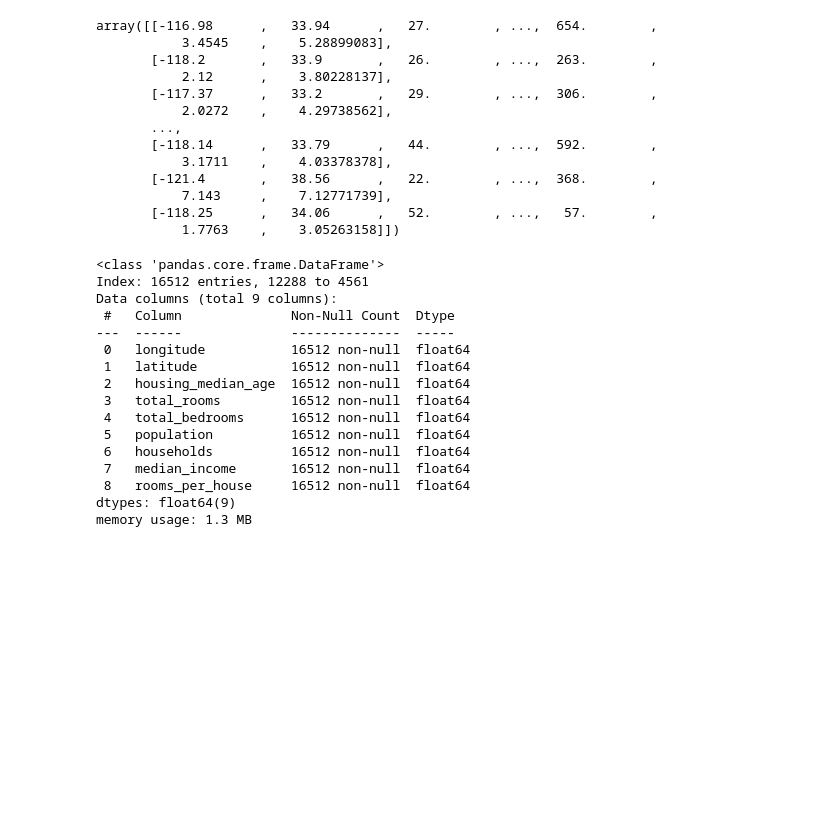
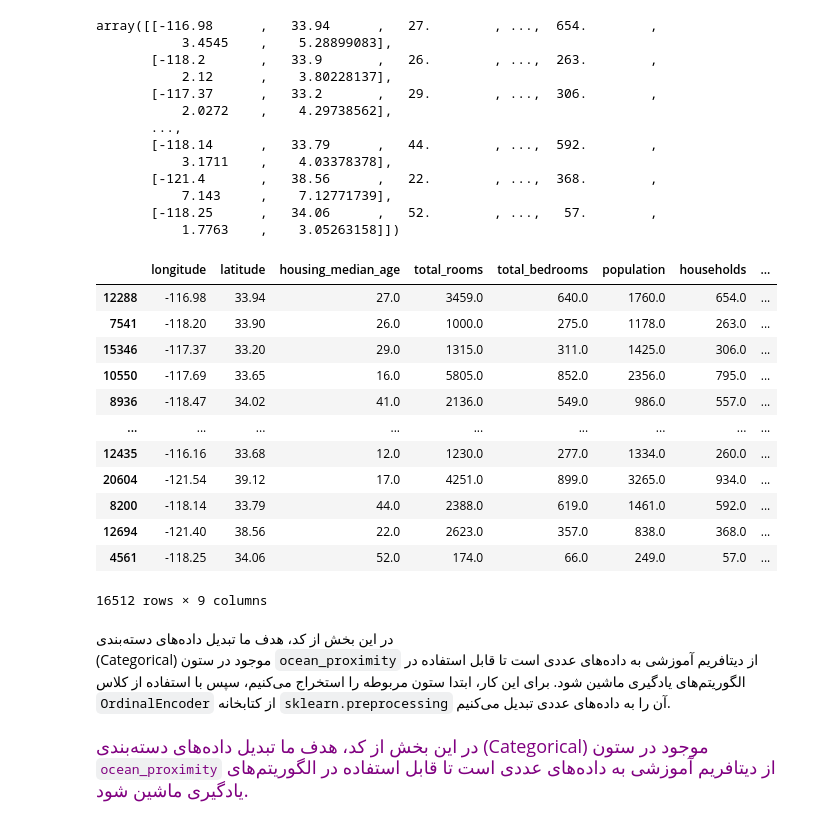
Before and after one commit to amirhossinbinaei/machine-learning, a Jupyter notebook: regression.ipynb, the cells around one changed output. Drawn from its saved outputs; the diff is of its cells as text; code cells hidden in the pictures; blank space fills up the shorter version.

```diff
--- a/regression.ipynb
+++ b/regression.ipynb
@@ -326,11 +326,11 @@ sns.move_legend(ax,"upper left",bbox_to_anchor=(1,1))
 # %% [output]
 [figure]
 # %%
-train=train.select_dtypes(include=[np.number]) # انتخاب فقط ستون های عددی از دیتافریم (برای عملیات های آماری یا مدلسازی)
+train_=train.select_dtypes(include=[np.number]) # انتخاب فقط ستون های عددی از دیتافریم (برای عملیات های آماری یا مدلسازی)
 
 # محاسبه ضریب همبستگی بین ستون‌های مختلف دیتافریم train و ستون هدف 'median_house_value'
 # نتیجه یک سری (Series) است که نشان می‌دهد هر ویژگی چقدر با قیمت میانه خانه همبسته است
-train.corr()["median_house_value"]
+train_.corr()["median_house_value"]
 # %% [output]
 longitude            -0.048843
 latitude             -0.141274
@@ -527,22 +537,35 @@ array([[-116.98      ,   33.94      ,   27.        , ...,  654.        ,
            1.7763    ,    3.05263158]])
 # %%
 # تبدیل آرایه خروجی به DataFrame جدید با همان ستون‌ها و اندیس‌های اصلی برای سهولت کار با داده‌ها
-df_Update=pd.DataFrame(simpel_impute.transform(train_features_numberic),columns=train_features_numberic.columns,index=train_features_numberic.index)
-df_Update.info()
+train_features_numberic=pd.DataFrame(simpel_impute.transform(train_features_numberic),columns=train_features_numberic.columns,index=train_features_numberic.index)
+train_features_numberic
 # %% [output]
+|  | longitude | latitude | housing_median_age | total_rooms | total_bedrooms | population | households | ... |
+| 12288 | -116.98 | 33.94 | 27.0 | 3459.0 | 640.0 | 1760.0 | 654.0 | ... |
+| 7541 | -118.20 | 33.90 | 26.0 | 1000.0 | 275.0 | 1178.0 | 263.0 | ... |
+| 15346 | -117.37 | 33.20 | 29.0 | 1315.0 | 311.0 | 1425.0 | 306.0 | ... |
+| 10550 | -117.69 | 33.65 | 16.0 | 5805.0 | 852.0 | 2356.0 | 795.0 | ... |
+| 8936 | -118.47 | 34.02 | 41.0 | 2136.0 | 549.0 | 986.0 | 557.0 | ... |
+| ... | ... | ... | ... | ... | ... | ... | ... | ... |
+| 12435 | -116.16 | 33.68 | 12.0 | 1230.0 | 277.0 | 1334.0 | 260.0 | ... |
+| 20604 | -121.54 | 39.12 | 17.0 | 4251.0 | 899.0 | 3265.0 | 934.0 | ... |
+| 8200 | -118.14 | 33.79 | 44.0 | 2388.0 | 619.0 | 1461.0 | 592.0 | ... |
+| 12694 | -121.40 | 38.56 | 22.0 | 2623.0 | 357.0 | 838.0 | 368.0 | ... |
+| 4561 | -118.25 | 34.06 | 52.0 | 174.0 | 66.0 | 249.0 | 57.0 | ... |
-<class 'pandas.core.frame.DataFrame'>
-Index: 16512 entries, 12288 to 4561
-Data columns (total 9 columns):
- #   Column              Non-Null Count  Dtype
----  ------              --------------  -----
- 0   longitude           16512 non-null  float64
- 1   latitude            16512 non-null  float64
- 2   housing_median_age  16512 non-null  float64
- 3   total_rooms         16512 non-null  float64
- 4   total_bedrooms      16512 non-null  float64
- 5   population          16512 non-null  float64
- 6   households          16512 non-null  float64
- 7   median_income       16512 non-null  float64
- 8   rooms_per_house     16512 non-null  float64
-dtypes: float64(9)
-memory usage: 1.3 MB
+16512 rows × 9 columns
+# %% [markdown]
+
+در این بخش از کد، هدف ما تبدیل داده‌های دسته‌بندی
+(Categorical)
+موجود در ستون
+`ocean_proximity`
+از دیتافریم آموزشی به داده‌های عددی است تا قابل استفاده در الگوریتم‌های یادگیری ماشین شود.
+برای این کار، ابتدا ستون مربوطه را استخراج می‌کنیم، سپس با استفاده از کلاس
+`OrdinalEncoder`
+از کتابخانه
+`sklearn.preprocessing`
+ آن را به داده‌های عددی تبدیل می‌کنیم.
+# %% [markdown]
+<p style="color: purple; font-size: 18px; font-family: Tahoma;">
+  در این بخش از کد، هدف ما تبدیل داده‌های دسته‌بندی (Categorical) موجود در ستون <code>ocean_proximity</code> از دیتافریم آموزشی به داده‌های عددی است تا قابل استفاده در الگوریتم‌های یادگیری ماشین شود.
+</p>
```
Also changed, not shown: parts of 11 cells of this notebook.
